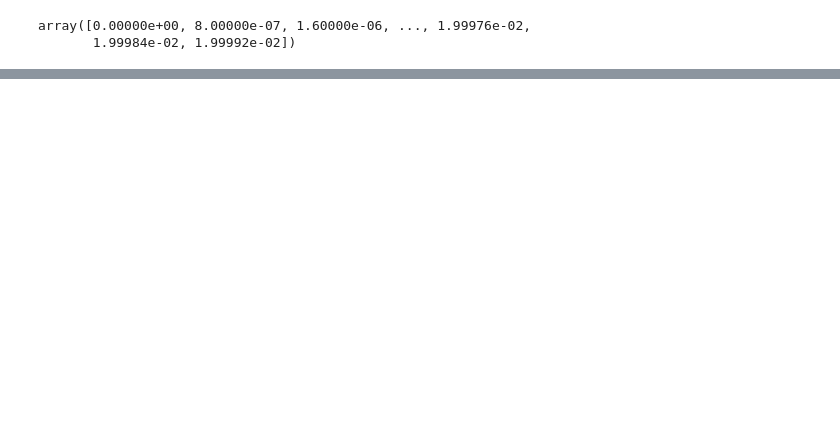
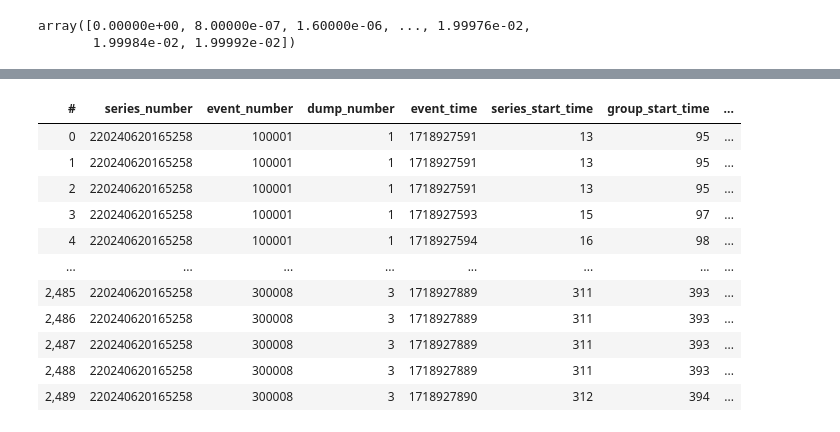
Before and after one commit to spice-herald/detprocess, a Jupyter notebook: examples/salting_dev.ipynb, the cells around one changed output, grey strips where cells are left out. Cells and saved outputs as stored; diff of their text form; code cells hidden in the pictures; blank space fills up the shorter version.

```diff
--- a/examples/salting_dev.ipynb
+++ b/examples/salting_dev.ipynb
@@ -200,0 +275,17 @@ plt.show()
+# %%
+salting_dataframe = salting.get_dataframe()
+# %%
+salting_dataframe
+# %% [output]
+| # | series_number | event_number | dump_number | event_time | series_start_time | group_start_time | ... |
+| 0 | 220240620165258 | 100001 | 1 | 1718927591 | 13 | 95 | ... |
+| 1 | 220240620165258 | 100001 | 1 | 1718927591 | 13 | 95 | ... |
+| 2 | 220240620165258 | 100001 | 1 | 1718927591 | 13 | 95 | ... |
+| 3 | 220240620165258 | 100001 | 1 | 1718927593 | 15 | 97 | ... |
+| 4 | 220240620165258 | 100001 | 1 | 1718927594 | 16 | 98 | ... |
+| ... | ... | ... | ... | ... | ... | ... | ... |
+| 2,485 | 220240620165258 | 300008 | 3 | 1718927889 | 311 | 393 | ... |
+| 2,486 | 220240620165258 | 300008 | 3 | 1718927889 | 311 | 393 | ... |
+| 2,487 | 220240620165258 | 300008 | 3 | 1718927889 | 311 | 393 | ... |
+| 2,488 | 220240620165258 | 300008 | 3 | 1718927889 | 311 | 393 | ... |
+| 2,489 | 220240620165258 | 300008 | 3 | 1718927890 | 312 | 394 | ... |
```
Also changed, not shown: parts of 17 cells of this notebook, 2 other files.
